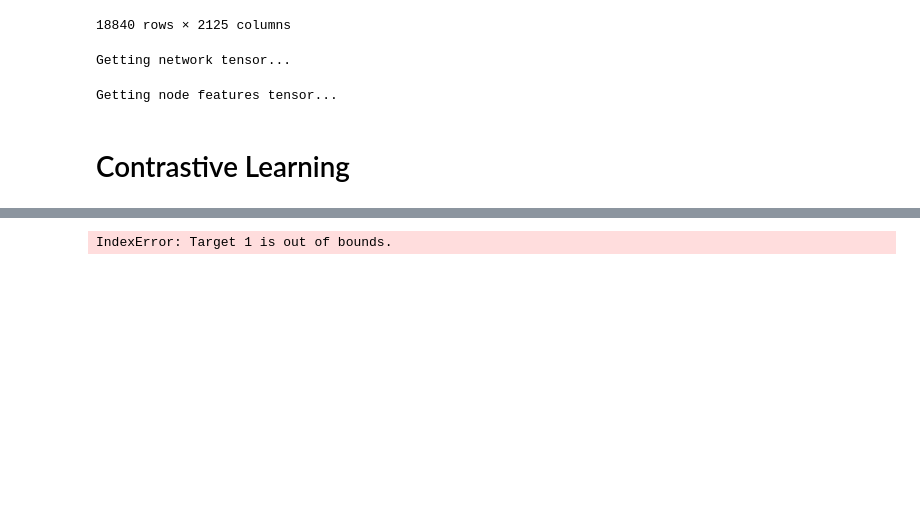
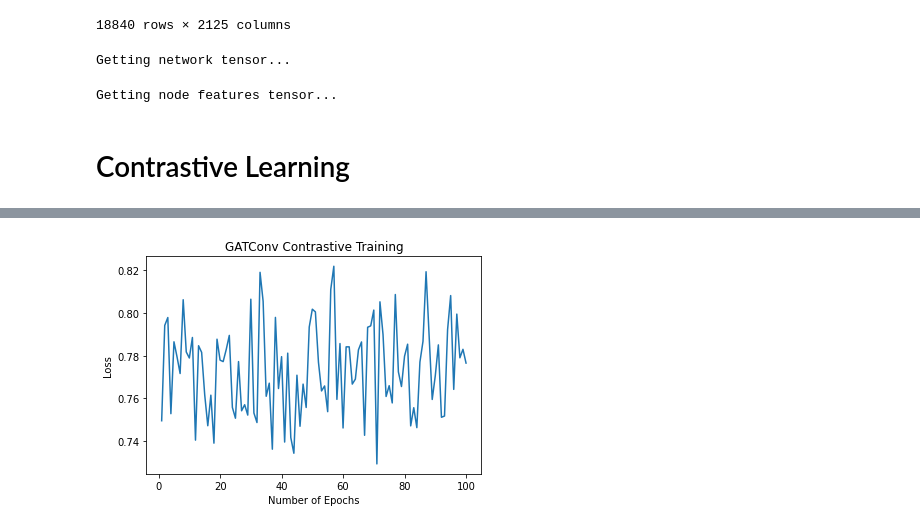
Before and after one commit to nramani611/Constrative_Learning, a Jupyter notebook: Network_Setup.ipynb, the cells around one changed output, grey strips where cells are left out. Saved outputs shown, nothing was run; the diff lists cells and outputs as text; code cells hidden in the pictures; blank space fills up the shorter version.

```diff
--- a/Network_Setup.ipynb
+++ b/Network_Setup.ipynb
@@ -397,12 +395,13 @@ class GAT_Contrast(torch.nn.Module):
         #self.gat2 = GATConv(in_channels, hidden_channels, heads, dropout = 0.6)
 
     def forward(self, x1, edge_index1, x2, edge_index2):
+        #print(torch.equal(x1, x2))
         x1 = self.gat1(x1, edge_index1)
         x1 = F.relu(x1)
-
+        #print(x1)
         x2 = self.gat1(x2, edge_index2)
         x2 = F.relu(x2)
-
+        #print(x1, x2)
         x1 = self.output_layer1(x1)
         x1 = F.relu(x1)
 
@@ -420,12 +419,16 @@ class GAT_Contrast(torch.nn.Module):
 
         x2 = self.output_layer3(x2)
         x2 = F.relu(x2)
-        #print(x1)
-        #print(x2)
+        #print(x1, x2)
         x = self.cos(x1, x2)
+        #print(x)
+        x = torch.tensor([x.item(), 0], requires_grad=True).to(device)
+        x = x.view(1, 2)
+        #x = self.log_softmax(x)
+        #print(x)
         return x
 # %%
-device = 'cpu'
+device = 'cuda:0'
 # %%
 from pytorch_metric_learning import losses
 # %%
@@ -435,6 +438,7 @@ def GAT_contrast_train(model, dataloader, epochs, num_nodes, lr = 1e-6, weight_d
     #torch.cuda.empty_cache()
     optimizer = torch.optim.Adam(model.parameters(), lr=lr, weight_decay=weight_decay)
     criterion = nn.NLLLoss().to(device)
+    log_softmax = nn.LogSoftmax(dim=1)
     #criterion = nn.MSELoss().to(device)
     model.train()
     optimizer.zero_grad()
@@ -458,8 +462,7 @@ def GAT_contrast_train(model, dataloader, epochs, num_nodes, lr = 1e-6, weight_d
             optimizer.zero_grad()
 
             out = model(x1, edge_index1, x2, edge_index2)
-            #print(out, outputs)
-            loss = criterion(out, outputs)
+            loss = criterion(log_softmax(out), outputs)
             #print(loss)
             loss.backward()
             optimizer.step()
@@ -474,9 +477,9 @@ def GAT_contrast_train(model, dataloader, epochs, num_nodes, lr = 1e-6, weight_d
 # %%
 gat_contrast = GAT_Contrast(1, 16, dataset.num_nodes(), 4).to(device)
 # %%
-GAT_contrast_train(gat_contrast, training_dataloader, 500, scRNA_data.shape[0])
+GAT_contrast_train(gat_contrast, training_dataloader, 100, scRNA_data.shape[0])
 # %% [output]
-IndexError: Target 1 is out of bounds.
+[figure, added]
 # %%
 def GAT_contrast_test(model, dataloader):
     torch.cuda.empty_cache()
```
Also changed, not shown: parts of 10 cells of this notebook.
